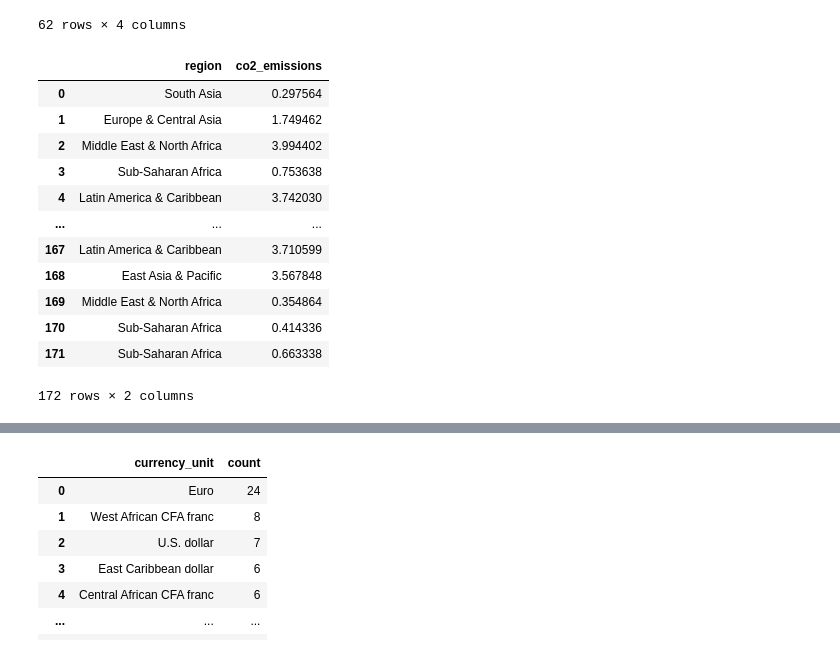
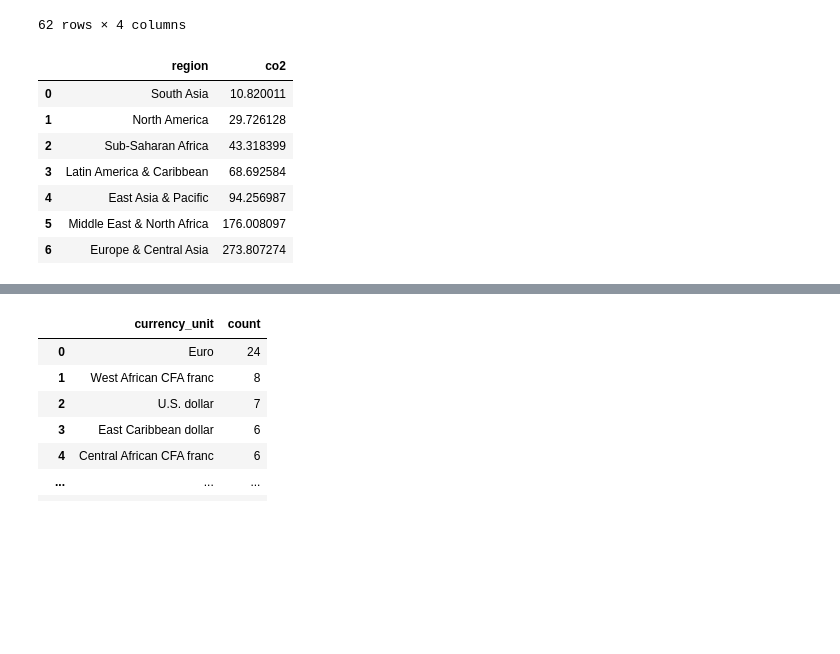
Before and after one commit to JackBeerman/Lab3, a Jupyter notebook: Lab3.ipynb, the cells around one changed output, grey strips where cells are left out. Saved outputs shown, nothing was run; the diff lists cells and outputs as text; code cells hidden in the pictures; blank space fills up the shorter version.

```diff
--- a/Lab3.ipynb
+++ b/Lab3.ipynb
@@ -780,32 +957,25 @@ pd.read_sql_query(myquery, con=engine)
 | 61 | NaN | Chile | NaN | 2021 |
 62 rows × 4 columns
 # %%
-#### not done
-
 myquery = '''
-SELECT c.region, t.co2_emissions
+SELECT c.region, SUM(t.co2_emissions) AS co2
 FROM timeseries t
 FULL JOIN country c
-    ON t.country_name_wb = c.country_name_wb
+    ON t.country_code = c.country_code
 WHERE year = 2019
-ORDER BY t.year
+GROUP BY c.region
+ORDER BY co2
 '''
-
 pd.read_sql_query(myquery, con=engine)
 # %% [output]
-|  | region | co2_emissions |
-| 0 | South Asia | 0.297564 |
-| 1 | Europe & Central Asia | 1.749462 |
-| 2 | Middle East & North Africa | 3.994402 |
-| 3 | Sub-Saharan Africa | 0.753638 |
-| 4 | Latin America & Caribbean | 3.742030 |
-| ... | ... | ... |
-| 167 | Latin America & Caribbean | 3.710599 |
-| 168 | East Asia & Pacific | 3.567848 |
-| 169 | Middle East & North Africa | 0.354864 |
-| 170 | Sub-Saharan Africa | 0.414336 |
-| 171 | Sub-Saharan Africa | 0.663338 |
+|  | region | co2 |
+| 0 | South Asia | 10.820011 |
+| 1 | North America | 29.726128 |
+| 2 | Sub-Saharan Africa | 43.318399 |
+| 3 | Latin America & Caribbean | 68.692584 |
+| 4 | East Asia & Pacific | 94.256987 |
+| 5 | Middle East & North Africa | 176.008097 |
+| 6 | Europe & Central Asia | 273.807274 |
-172 rows × 2 columns
 # %%
 myquery = '''
 WITH old_democracy AS (
```
Also changed, not shown: parts of 6 cells of this notebook, 1 other file.
